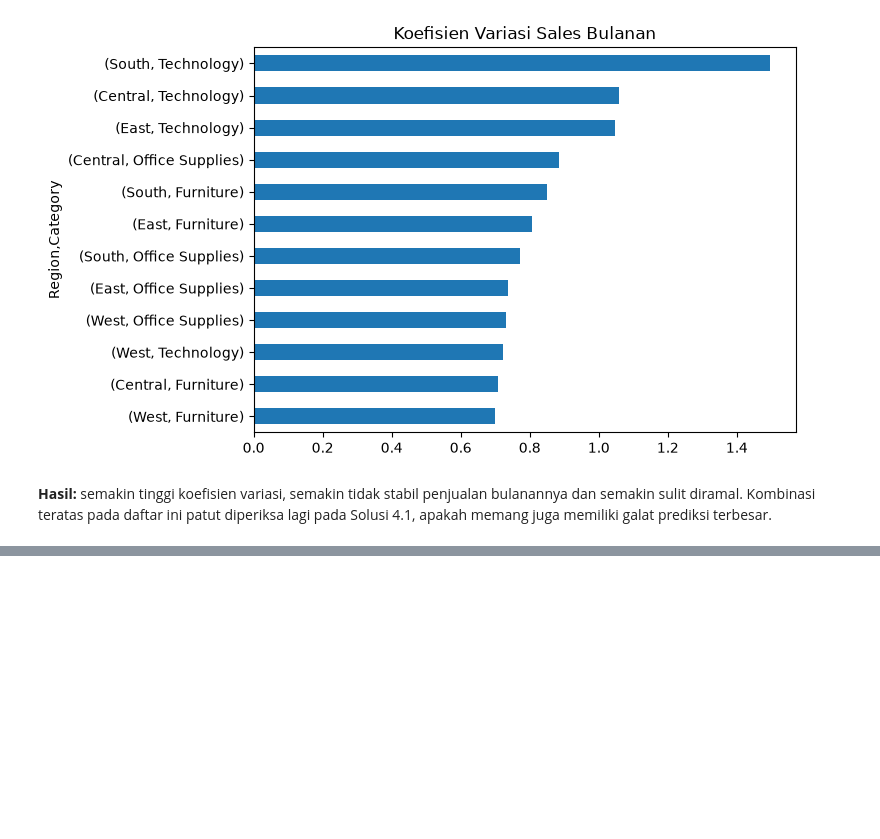
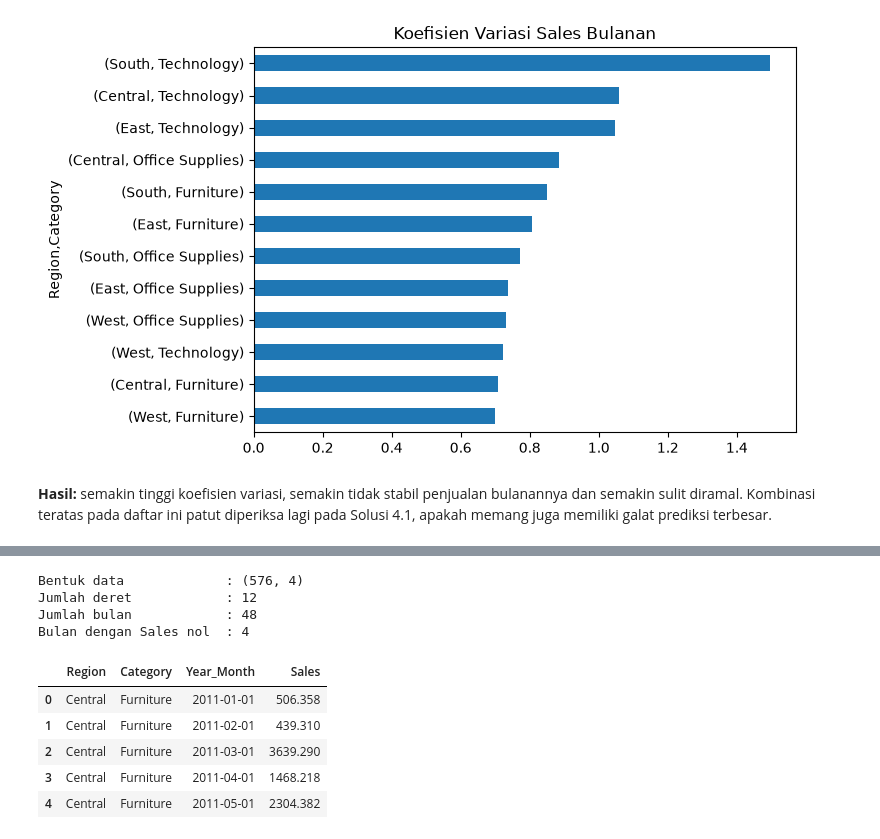
Before and after one commit to jagadhita28/superstore-sales-forecasting, a Jupyter notebook: notebooks/superstore-sales-forecasting.ipynb, the cells around one changed output, grey strips where cells are left out. Saved outputs shown, nothing was run; the diff lists cells and outputs as text; code cells hidden in the pictures; blank space fills up the shorter version.

Commit message:
model development: menyusun data bulanan per region dan categori untuk membuat fitur

```diff
--- a/notebooks/superstore-sales-forecasting.ipynb
+++ b/notebooks/superstore-sales-forecasting.ipynb
@@ -635,0 +677,32 @@ plt.show()
+# %%
+# Melakukan cross join pada total bulan dengan region dan category
+
+grid = combos.merge(months, how="cross")
+# %%
+# Gabungkan kerangka cross join dengan kerangka asli
+df = grid.merge(agg, on=["Region", "Category", "Year_Month"], how="left")
+# %%
+# Ubah nilai NaN pada Sales agg menjadi 0
+df["Sales"] = df["Sales"].fillna(0)
+# %%
+# Urutkan data secara bertingkat, dan rapikan nomor barisnya
+df = df.sort_values(["Region", "Category", "Year_Month"]).reset_index(drop=True)
+# %%
+print("Bentuk data             :", df.shape)
+print("Jumlah deret            :", len(combos))
+print("Jumlah bulan            :", df["Year_Month"].nunique())
+print("Bulan dengan Sales nol  :", (df["Sales"] == 0).sum())
+# %% [output]
+Bentuk data             : (576, 4)
+Jumlah deret            : 12
+Jumlah bulan            : 48
+Bulan dengan Sales nol  : 4
+# %%
+df.head()
+# %% [output]
+|  | Region | Category | Year_Month | Sales |
+| 0 | Central | Furniture | 2011-01-01 | 506.358 |
+| 1 | Central | Furniture | 2011-02-01 | 439.310 |
+| 2 | Central | Furniture | 2011-03-01 | 3639.290 |
+| 3 | Central | Furniture | 2011-04-01 | 1468.218 |
+| 4 | Central | Furniture | 2011-05-01 | 2304.382 |
```
Also changed, not shown: parts of 7 cells of this notebook.
